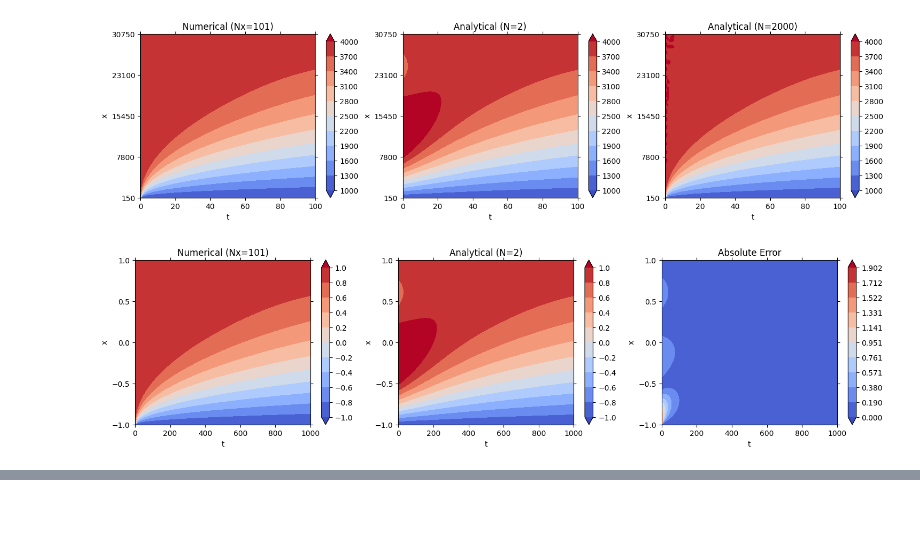
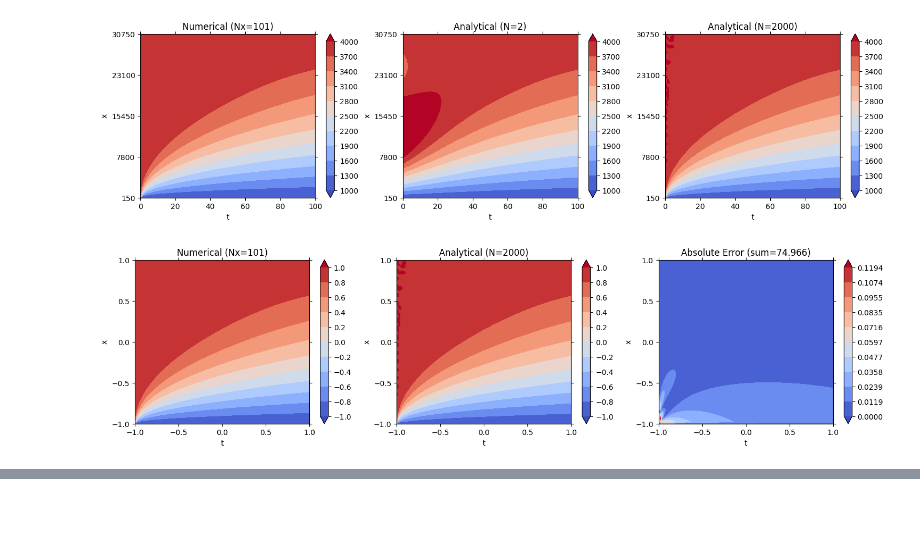
Before and after one commit to hiesabx/reservoirflow, a Jupyter notebook: docs/source/user_guide/tutorials/tutorial_different_solutions_1D1P.ipynb, the cells around one changed output, grey strips where cells are left out. Drawn from its saved outputs; the diff is of its cells as text; code cells hidden in the pictures.

```diff
--- a/docs/source/user_guide/tutorials/tutorial_different_solutions_1D1P.ipynb
+++ b/docs/source/user_guide/tutorials/tutorial_different_solutions_1D1P.ipynb
@@ -121,7 +121,7 @@ We can use `model.set_scalers()` to change the scaling for one or several variab
 # %%
 model.set_scalers(
     {
-        "time": ("MinMax", (0, 1000)),
+        "time": ("MinMax", (-1, 1)),
         # "space": ["LogMinMax", (-1, 1)],
         # "pressure": ["LogMinMax", (-1, 1)],
     },
@@ -305,0 +321,3 @@ model.compile(
+# %%
+model.solution.tstep += 100
+model.solution.nsteps += 100
@@ -305,0 +421,3 @@ model.compile(
+# %%
+model.solution.tstep = 0
+model.get_domain(True, True)
@@ -368,15 +508,15 @@ model.plot(
 # %%
 model.plot(
     type="contour",
     boundary=True,
     scale=True,
     solution=[
         "Numerical (Nx=101)",
-        # "Analytical (N=2000)",
-        "Analytical (N=2)",
+        "Analytical (N=2000)",
+        # "Analytical (N=2)",
     ],
     error=True,
     # ylims=(-1, 1),
 )
 # %% [output]
-[figure, old version]
+[figure, new version]
```
Also changed, not shown: parts of 26 cells of this notebook, 16 other files.
